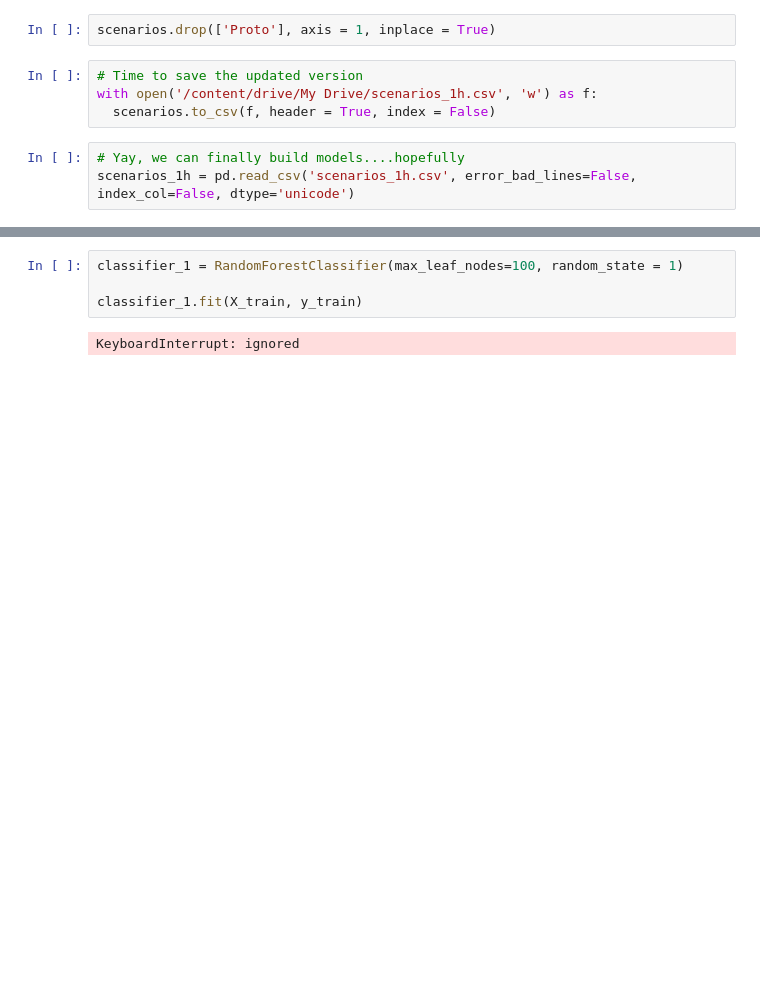
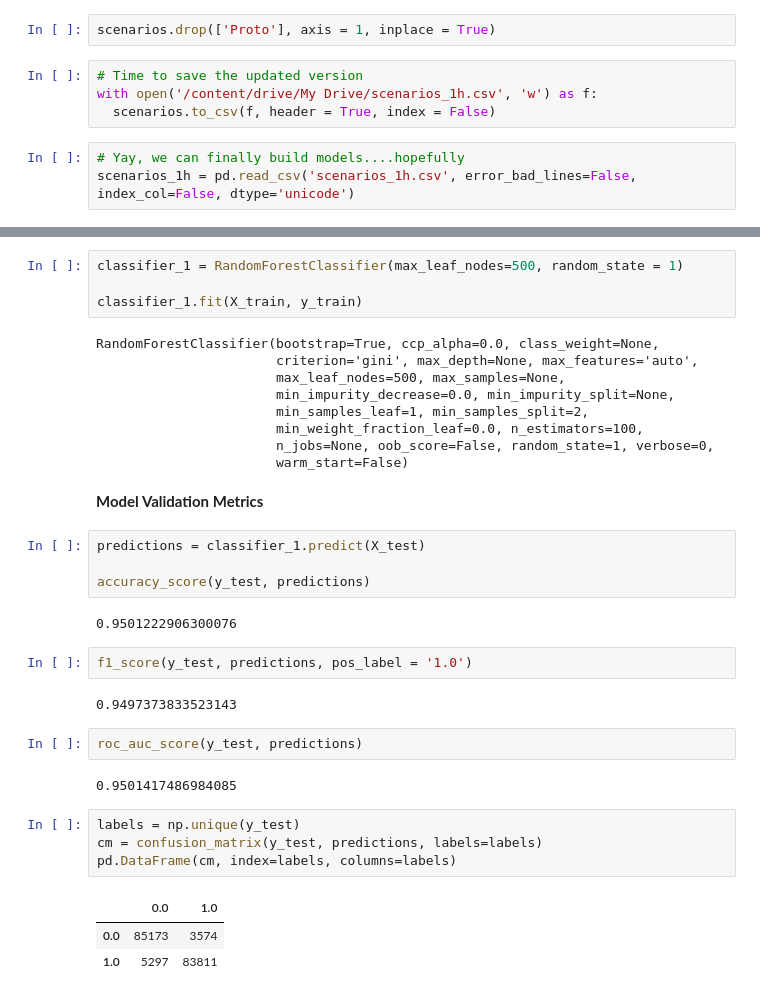
Before and after one commit to NeilCollinsMS/CTU-13-Classification, a Jupyter notebook: CTU_13_Classification_(Aggregate).ipynb, the cells around one changed output, grey strips where cells are left out. Saved outputs shown, nothing was run; the diff lists cells and outputs as text; blank space fills up the shorter version.

```diff
--- a/CTU_13_Classification_(Aggregate).ipynb
+++ b/CTU_13_Classification_(Aggregate).ipynb
@@ -201,6 +282,37 @@ X_train, X_test, y_train, y_test = train_test_split(X,y, train_size = 0.8, test_
 # %%
-classifier_1 = RandomForestClassifier(max_leaf_nodes=100, random_state = 1)
+classifier_1 = RandomForestClassifier(max_leaf_nodes=500, random_state = 1)
 
 classifier_1.fit(X_train, y_train)
 # %% [output]
-KeyboardInterrupt: ignored
+RandomForestClassifier(bootstrap=True, ccp_alpha=0.0, class_weight=None,
+                       criterion='gini', max_depth=None, max_features='auto',
+                       max_leaf_nodes=500, max_samples=None,
+                       min_impurity_decrease=0.0, min_impurity_split=None,
+                       min_samples_leaf=1, min_samples_split=2,
+                       min_weight_fraction_leaf=0.0, n_estimators=100,
+                       n_jobs=None, oob_score=False, random_state=1, verbose=0,
+                       warm_start=False)
+# %% [markdown]
+**Model Validation Metrics**
+# %%
+predictions = classifier_1.predict(X_test)
+
+accuracy_score(y_test, predictions)
+# %% [output]
+0.9501222906300076
+# %%
+f1_score(y_test, predictions, pos_label = '1.0')
+# %% [output]
+0.9497373833523143
+# %%
+roc_auc_score(y_test, predictions)
+# %% [output]
+0.9501417486984085
+# %%
+labels = np.unique(y_test)
+cm = confusion_matrix(y_test, predictions, labels=labels)
+pd.DataFrame(cm, index=labels, columns=labels)
+# %% [output]
+|  | 0.0 | 1.0 |
+| 0.0 | 85173 | 3574 |
+| 1.0 | 5297 | 83811 |
```
Also changed, not shown: parts of 20 cells of this notebook.
